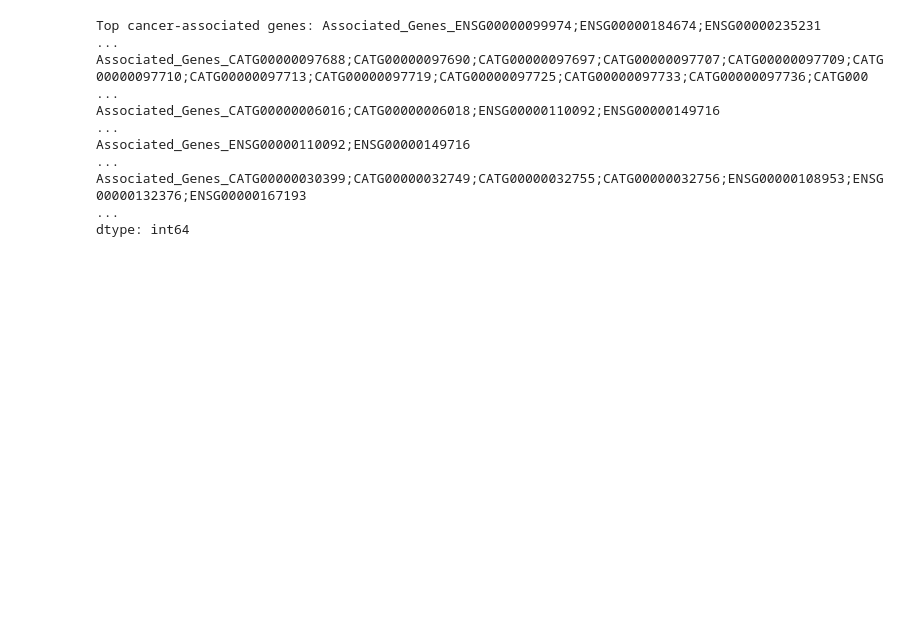
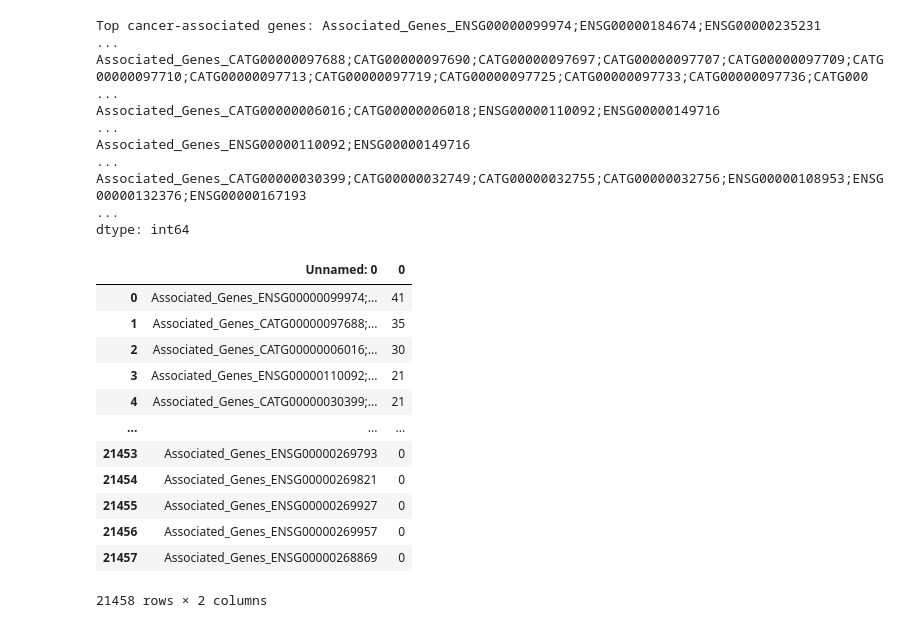
Before and after one commit to Bahareh0281/Bioinformatics, a Jupyter notebook: Machine Learning/Python/Machine_Learning_Python.ipynb, the cells around one changed output. Cells and saved outputs as stored; diff of their text form; code cells hidden in the pictures; blank space fills up the shorter version.

```diff
--- a/Machine Learning/Python/Machine_Learning_Python.ipynb
+++ b/Machine Learning/Python/Machine_Learning_Python.ipynb
@@ -176,0 +199,16 @@ significant_genes.sort_values(ascending=False).to_csv('significant_genes.csv')
+# %%
+signif_genes
+# %% [output]
+|  | Unnamed: 0 | 0 |
+| 0 | Associated_Genes_ENSG00000099974;... | 41 |
+| 1 | Associated_Genes_CATG00000097688;... | 35 |
+| 2 | Associated_Genes_CATG00000006016;... | 30 |
+| 3 | Associated_Genes_ENSG00000110092;... | 21 |
+| 4 | Associated_Genes_CATG00000030399;... | 21 |
+| ... | ... | ... |
+| 21453 | Associated_Genes_ENSG00000269793 | 0 |
+| 21454 | Associated_Genes_ENSG00000269821 | 0 |
+| 21455 | Associated_Genes_ENSG00000269927 | 0 |
+| 21456 | Associated_Genes_ENSG00000269957 | 0 |
+| 21457 | Associated_Genes_ENSG00000268869 | 0 |
+21458 rows × 2 columns
```
Also changed, not shown: parts of 8 cells of this notebook, 13 other files.
